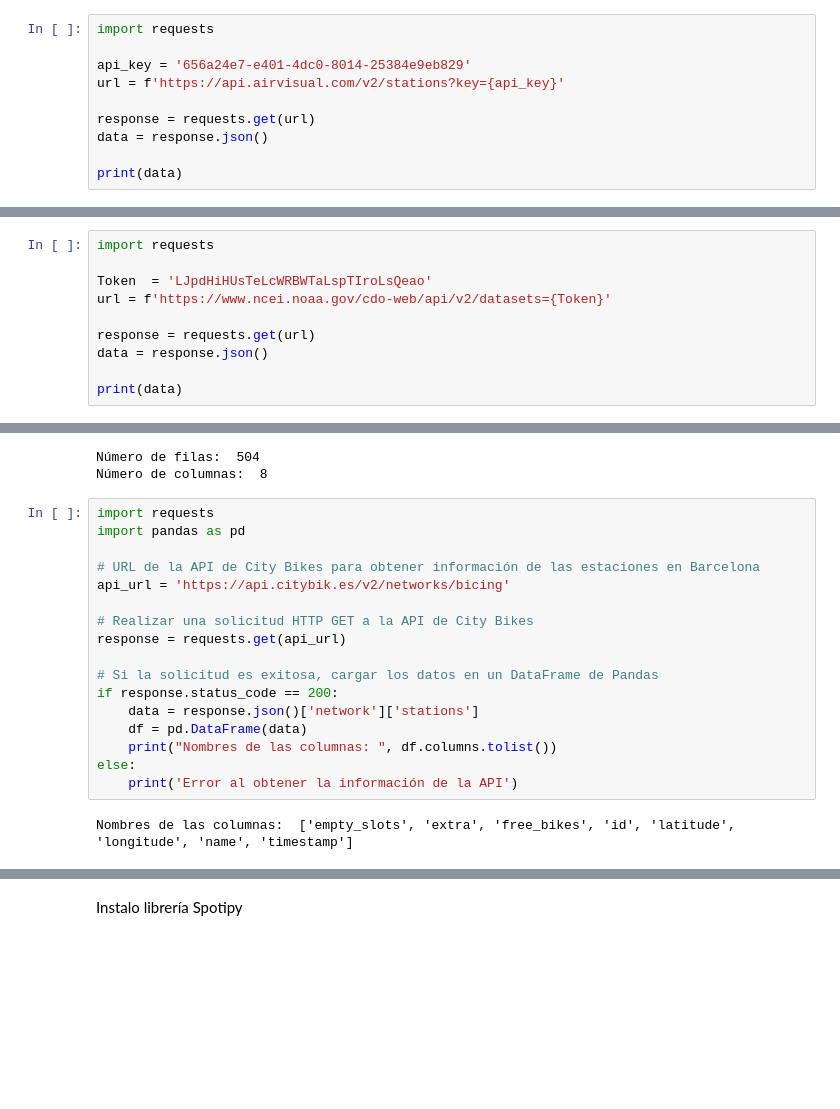
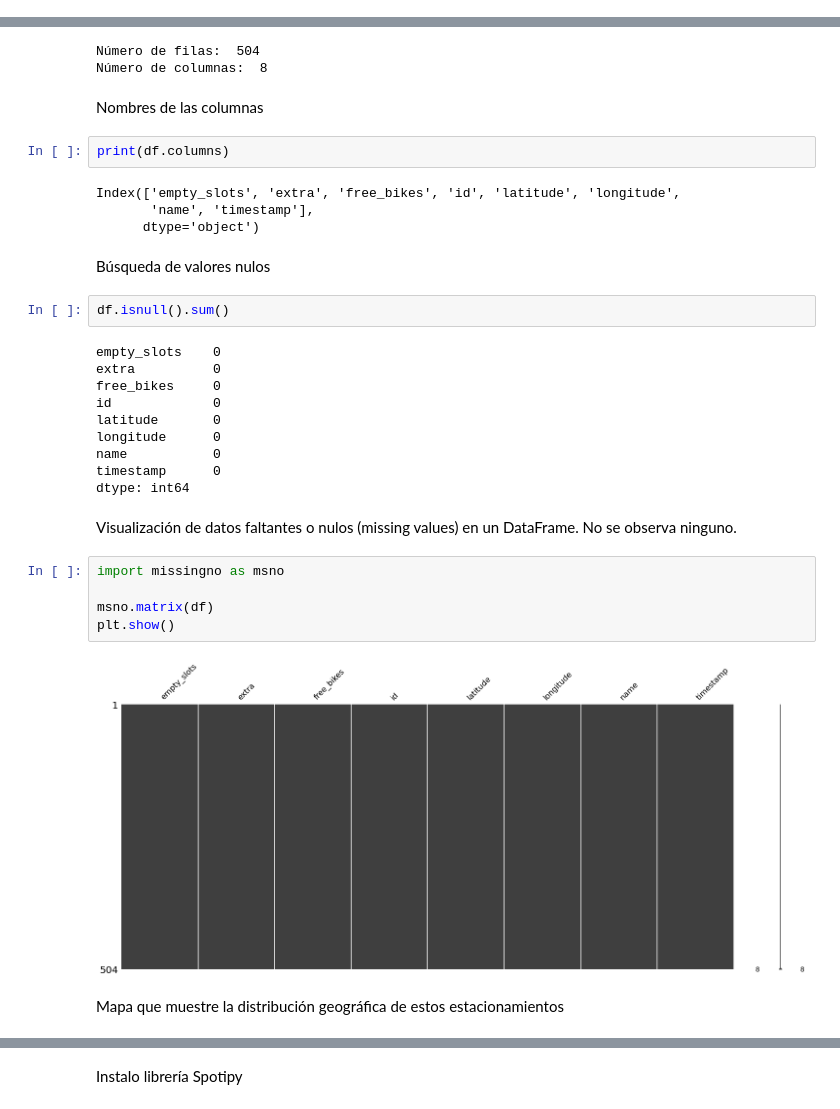
Before and after one commit to RODRIGORUBIO1991/PythonCode, a Jupyter notebook: API/API.ipynb, the cells around one changed output, grey strips where cells are left out. Saved outputs shown, nothing was run; the diff lists cells and outputs as text; blank space fills up the shorter version.

```diff
--- a/API/API.ipynb
+++ b/API/API.ipynb
@@ -86,10 +4,0 @@ No me permite entrar pese a crear el token en la página web con mi gmail.
-# %%
-import requests
-
-api_key = '656a24e7-e401-4dc0-8014-25384e9eb829'
-url = f'https://api.airvisual.com/v2/stations?key={api_key}'
-
-response = requests.get(url)
-data = response.json()
-
-print(data)
@@ -100,10 +4,0 @@ No me permite entrar pese a crear el token en la página web con mi gmail.
-# %%
-import requests
-
-Token  = 'LJpdHiHUsTeLcWRBWTaLspTIroLsQeao'
-url = f'https://www.ncei.noaa.gov/cdo-web/api/v2/datasets={Token}'
-
-response = requests.get(url)
-data = response.json()
-
-print(data)
@@ -183,22 +81,36 @@ else:
 # %% [output]
 Número de filas:  504
 Número de columnas:  8
-# %%
-import requests
-import pandas as pd
-
-# URL de la API de City Bikes para obtener información de las estaciones en Barcelona
-api_url = 'https://api.citybik.es/v2/networks/bicing'
-
-# Realizar una solicitud HTTP GET a la API de City Bikes
-response = requests.get(api_url)
-
-# Si la solicitud es exitosa, cargar los datos en un DataFrame de Pandas
-if response.status_code == 200:
-    data = response.json()['network']['stations']
-    df = pd.DataFrame(data)
-    print("Nombres de las columnas: ", df.columns.tolist())
-else:
-    print('Error al obtener la información de la API')
-# %% [output]
-Nombres de las columnas:  ['empty_slots', 'extra', 'free_bikes', 'id', 'latitude', 'longitude', 'name', 'timestamp']
+# %% [markdown]
+Nombres de las columnas
+# %%
+print(df.columns)
+# %% [output]
+Index(['empty_slots', 'extra', 'free_bikes', 'id', 'latitude', 'longitude',
+       'name', 'timestamp'],
+      dtype='object')
+# %% [markdown]
+Búsqueda de valores nulos
+# %%
+df.isnull().sum()
+# %% [output]
+empty_slots    0
+extra          0
+free_bikes     0
+id             0
+latitude       0
+longitude      0
+name           0
+timestamp      0
+dtype: int64
+# %% [markdown]
+Visualización de datos faltantes o nulos (missing values) en un DataFrame. No se observa ninguno.
+# %%
+import missingno as msno
+
+msno.matrix(df)
+plt.show()
+# %% [output]
+[figure, added]
+# %% [markdown]
+Mapa que muestre la distribución geográfica de estos estacionamientos
```
Also changed, not shown: parts of 32 cells of this notebook.
